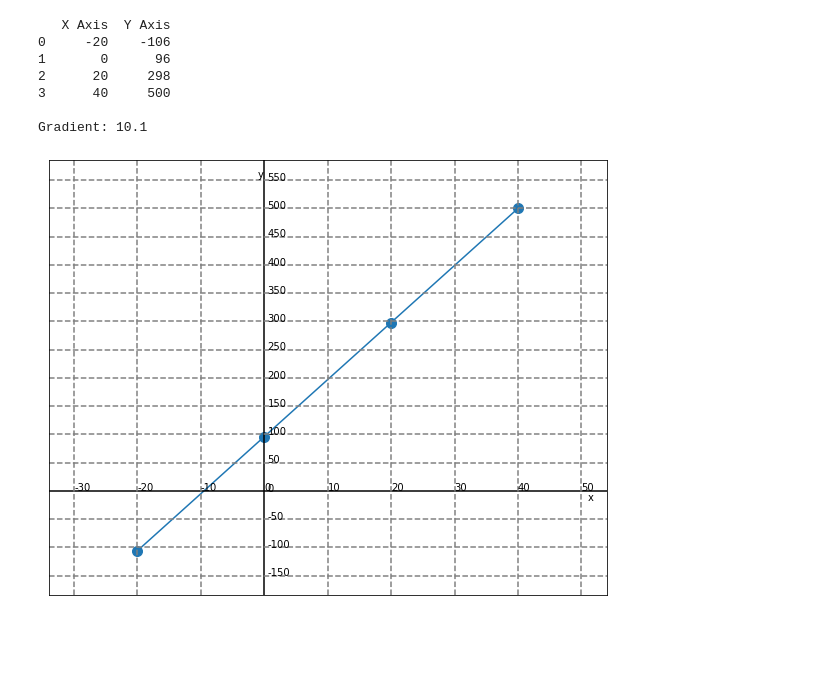
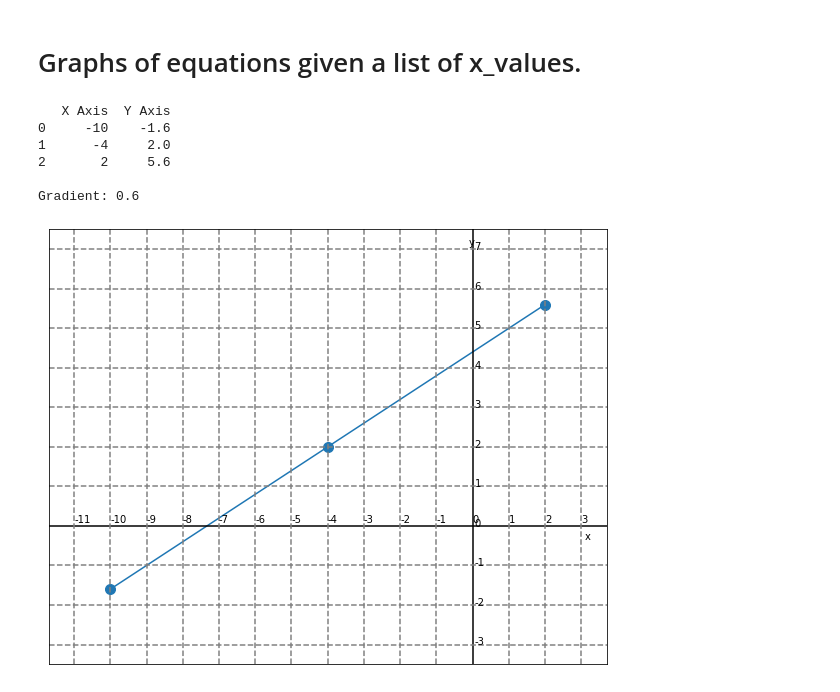
Before and after one commit to JackLacey18/Graphs-of-equations, a Jupyter notebook: Graphing notebook.ipynb, the cells around one changed output. Drawn from its saved outputs; the diff is of its cells as text; code cells hidden in the pictures; blank space fills up the shorter version.

```diff
--- a/Graphing notebook.ipynb
+++ b/Graphing notebook.ipynb
@@ -1,16 +1,20 @@
+# %% [markdown]
+# Graphs of equations given a list of x_values.
 # %%
 import matplotlib.pyplot as plt
 import pandas as pd
 ################################# USER DEFINED SPACE ##########################
 # Set your x_axis and initialise the empty y_axis.
-x_axis = [-20,0,20,40]
+x_axis = [-10,-4,2]
 y_axis = []
 # Iterate over x_axis.
+####################################
 for x in x_axis:
     # EQUATION IS ENTERED HERE.
-    y = 10.1 * x + 96
+    y = (0.6 * x) + 4.4
     # Append result to y_axis list.
-    y_axis.append(round(y))
+    y_axis.append(y)
+#####################################
 # Set your x and y markers that appear at the end of the positive x and y axis lines.
 xmarker = 'x '
 ymarker = 'y '
@@ -19,20 +23,20 @@ x_label = ''
 y_label = ''
 title = ''
 # Choose an appropriate step between x and y ticks.
-x_step = 10
-y_step = 50
+x_step = 1
+y_step = 1
 ###############################################################################
 # Custom X and Y ticks.
-for i in range(max(x_axis)+1,max(x_axis)+x_step+1):
+for i in range(round(max(x_axis))+1,round(max(x_axis))+x_step+1):
     if i % x_step == 0:
         pos_x_max = i
-for i in range(min(x_axis)-1,min(x_axis)-x_step-1,-1):
+for i in range(round(min(x_axis))-1,round(min(x_axis))-x_step-1,-1):
     if i % x_step == 0:
         neg_x_max = i
-for i in range(max(y_axis)+1,max(y_axis)+y_step+1):
+for i in range(round(max(y_axis))+1,round(max(y_axis))+y_step+1):
     if i % y_step == 0:
         pos_y_max = i
-for i in range(min(y_axis)-1,min(y_axis)-y_step-1,-1):
+for i in range(round(min(y_axis))-1,round(min(y_axis))-y_step-1,-1):
     if i % y_step == 0:
         neg_y_max = i
 xticks = [i for i in range(neg_x_max,pos_x_max+1,x_step)]
@@ -68,36 +72,35 @@ plt.text(
 # Annotate the center lines with the x and y ticks and draw a grid.
 for x in xticks:
     plt.text(x,x_step/10,x,rotation=0)
     if x != 0:
         plt.axvline(x = x, color = 'grey', linestyle = '--')
 for y in yticks:
     plt.text(x_step/20,y,y,rotation=0)
     if y != 0:
         plt.axhline(y = y, color = 'grey', linestyle = '--')
 # Remove default x and y ticks.
 plt.xticks([],fontsize=14)
 plt.yticks([],fontsize=14)
 # Create the table.
 table = pd.DataFrame({
     'X Axis':x_axis,
     'Y Axis':y_axis
 })
 # Print the table.
 print(table)
 # Gradient or Slope calculation.
 run = x_axis[1] - x_axis[0]
 rise = y_axis[1] - y_axis[0]
 gradient = rise / run
 print('')
 print('Gradient:',gradient)
 # Display the graph.
 plt.show()
 # %% [output]
    X Axis  Y Axis
-0     -20    -106
-1       0      96
-2      20     298
-3      40     500
+0     -10    -1.6
+1      -4     2.0
+2       2     5.6
 
-Gradient: 10.1
+Gradient: 0.6
-[figure, old version]
+[figure, new version]
```
Also changed, not shown: parts of 2 cells of this notebook.
